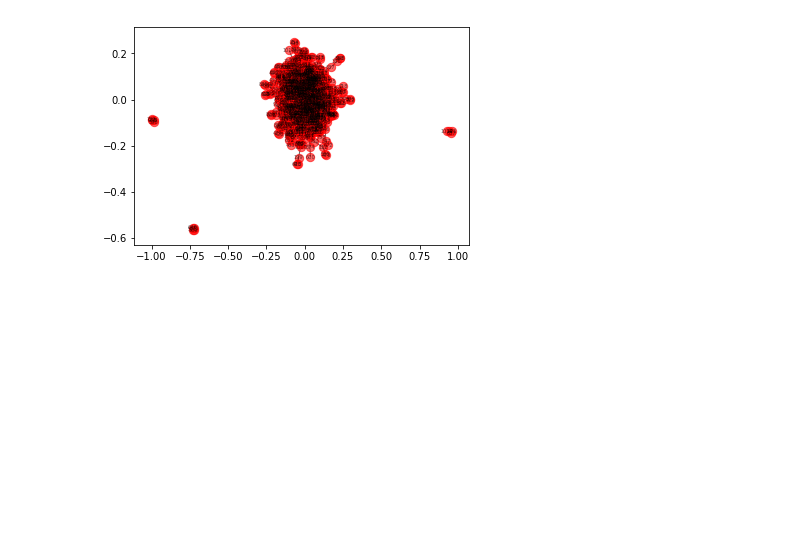
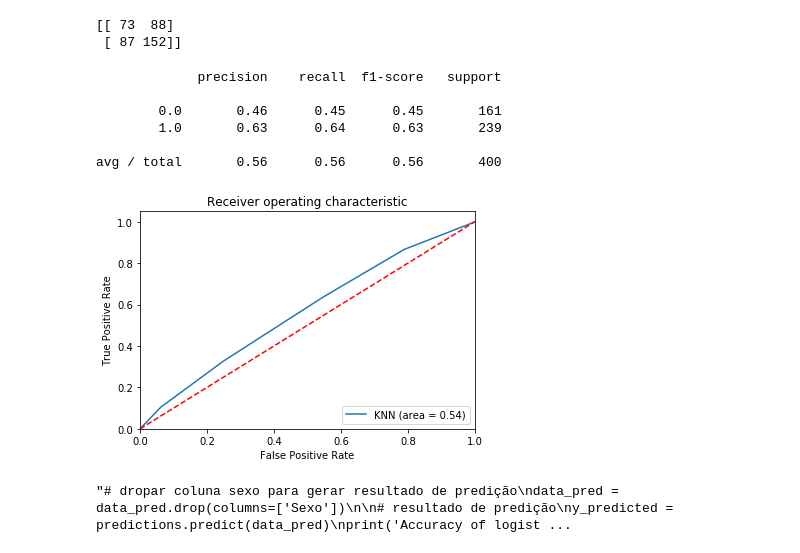
Before and after one commit to WesGtoX/Simple-Projects-I2A2, a Jupyter notebook: K-means/k-means_genetic_exercise.ipynb, the cells around one changed output. Cells and saved outputs as stored; diff of their text form; code cells hidden in the pictures; blank space fills up the shorter version.

```diff
--- a/K-means/k-means_genetic_exercise.ipynb
+++ b/K-means/k-means_genetic_exercise.ipynb
@@ -96,12 +96,10 @@ cols=['H1', 'H2', 'H3', 'H4', 'H5', 'H6', 'H7', 'H8', 'H9', 'N2', 'N3', 'N4', 'N
       'N7', 'N8', 'N9', 'N10', 'G1', 'G2', 'G3', 'G4', 'G5', 'G6', 'G7', 'G8', 'G9', 'G10', 'C1',
       'C2', 'C3', 'C4', 'C5', 'C6', 'C7', 'C8', 'C9']
 
-x=data[cols]
+X=data[cols]
 y=data['Sexo']
 # %%
 from sklearn.cross_validation import train_test_split
-#Irei preparar o conjunto de treino e teste.
-#Deicharemos 200 para teste.
-x_train,x_test,y_train,y_test = train_test_split(x, y, test_size = 400)
+X_train, X_test, y_train, y_test = train_test_split(X,y, test_size = 400)
 # %%
 from sklearn.neighbors import KNeighborsClassifier
@@ -184,17 +128,48 @@ knn.kneighbors(x_test,n_neighbors=10)
-# %%
-import networkx as nx
-
-matrix = knn.kneighbors_graph(x_test,mode='distance',n_neighbors=3)
-matrix = matrix.toarray()
-
-g = nx.Graph()
-
-for x in range(len(matrix)):
-    for y in range(len(matrix[x])):
-        if matrix[x][y] != 0.0:
-            g.add_edge(str(x),str(y),weight=matrix[x][y])
-
-nx.draw_networkx(g,alpha=0.6,node_size=70,font_size=5)
-plt.show()
-# %% [output]
-[figure, removed]
+# %%
+# Confusion Matrix
+from sklearn.metrics import confusion_matrix
+confusion_matrix = confusion_matrix(y_test, predictions)
+print(confusion_matrix)
+# %% [output]
+[[ 73  88]
+ [ 87 152]]
+# %%
+# Compute precision, recall, F-measure and support
+from sklearn.metrics import classification_report
+print(classification_report(y_test, predictions))
+# %% [output]
+             precision    recall  f1-score   support
+
+        0.0       0.46      0.45      0.45       161
+        1.0       0.63      0.64      0.63       239
+
+avg / total       0.56      0.56      0.56       400
+# %%
+from sklearn.metrics import roc_auc_score
+from sklearn.metrics import roc_curve
+
+knn_roc_auc = roc_auc_score(y_test, knn.predict(X_test))
+
+fpr, tpr, thresholds = roc_curve(y_test, knn.predict_proba(X_test)[:,1])
+plt.figure()
+plt.plot(fpr, tpr, label='KNN (area = %0.2f)' % knn_roc_auc)
+plt.plot([0, 1], [0, 1],'r--')
+plt.xlim([0.0, 1.0])
+plt.ylim([0.0, 1.05])
+plt.xlabel('False Positive Rate')
+plt.ylabel('True Positive Rate')
+plt.title('Receiver operating characteristic')
+plt.legend(loc="lower right")
+#plt.savefig('KNN_ROC')
+plt.show()
+# %% [output]
+[figure, added]
+# %%
+'''# dropar coluna sexo para gerar resultado de predição
+data_pred = data_pred.drop(columns=['Sexo'])
+
+# resultado de predição
+y_predicted = predictions.predict(data_pred)
+print('Accuracy of logistic regression classifier on test set: {:.2f}'.format(predictions.score(X_test, y_test)))'''
+# %% [output]
+"# dropar coluna sexo para gerar resultado de predição\ndata_pred = data_pred.drop(columns=['Sexo'])\n\n# resultado de predição\ny_predicted = predictions.predict(data_pred)\nprint('Accuracy of logist ...
```
Also changed, not shown: parts of 11 cells of this notebook, 2 other files.
